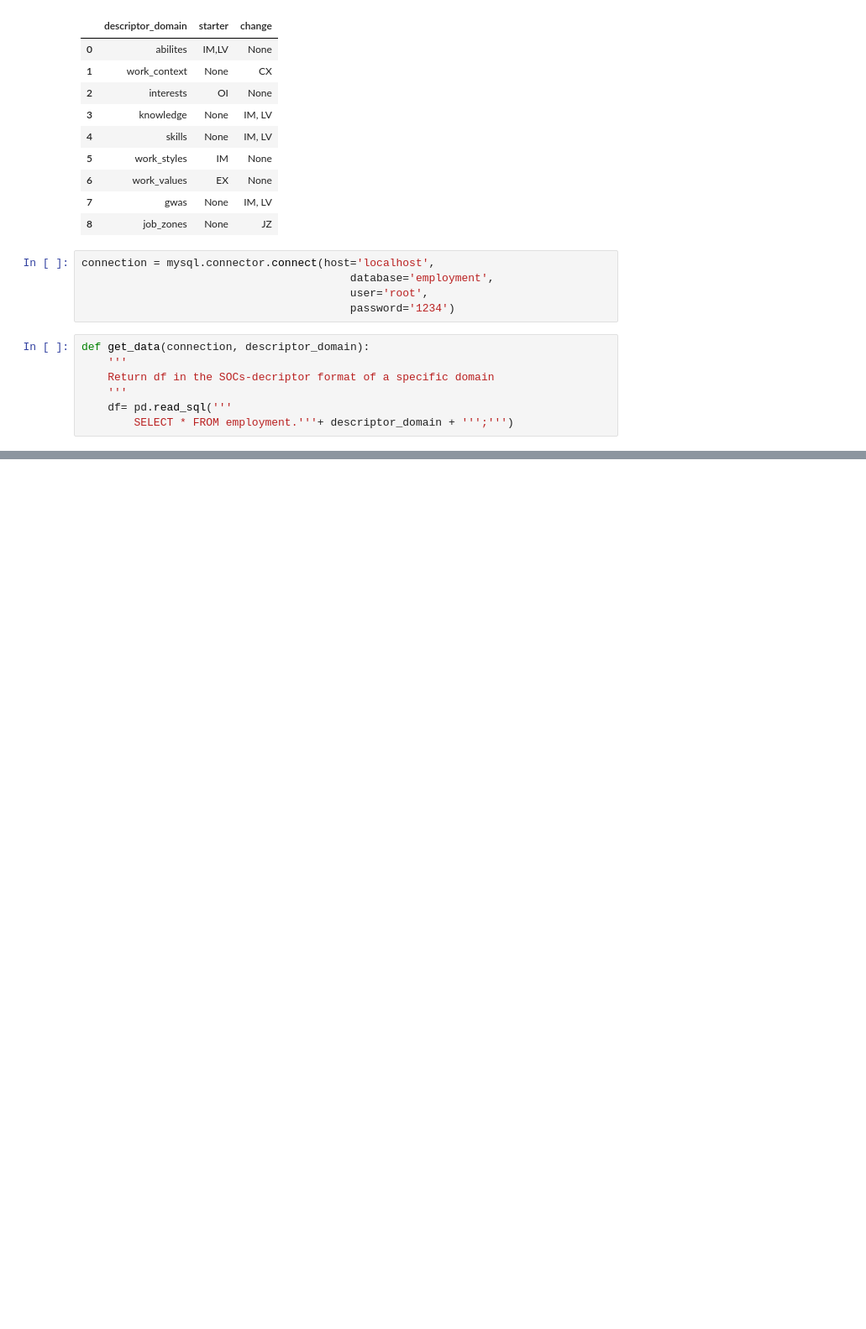
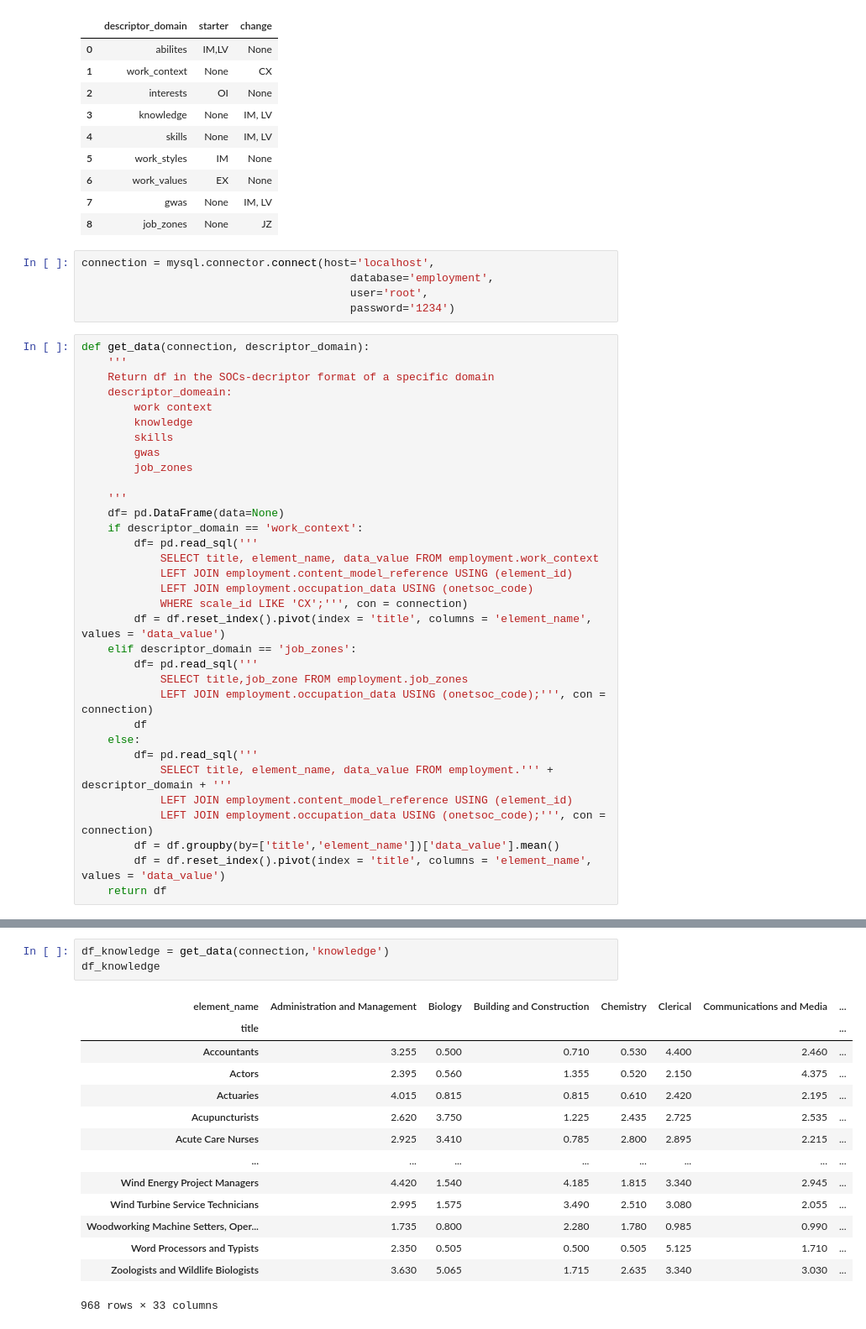
Before and after one commit to thanh17/-UROP-Employment-Pathway, a Jupyter notebook: Career Changer Replication.ipynb, the cells around one changed output, grey strips where cells are left out. Shown: that part at 84% size. Drawn from its saved outputs; the diff is of its cells as text; blank space fills up the shorter version.

```diff
--- a/Career Changer Replication.ipynb
+++ b/Career Changer Replication.ipynb
@@ -40,10 +42,36 @@ connection = mysql.connector.connect(host='localhost',
                                          database='employment',
                                          user='root',
                                          password='1234')
-# %%
-def get_data(connection, descriptor_domain):
-    '''
-    Return df in the SOCs-decriptor format of a specific domain
-    '''
-    df= pd.read_sql('''
-        SELECT * FROM employment.'''+ descriptor_domain + ''';''')
+# %%
+def get_data(connection, descriptor_domain):
+    '''
+    Return df in the SOCs-decriptor format of a specific domain
+    descriptor_domeain:
+        work context
+        knowledge
+        skills
+        gwas
+        job_zones
+
+    '''
+    df= pd.DataFrame(data=None)
+    if descriptor_domain == 'work_context':
+        df= pd.read_sql('''
+            SELECT title, element_name, data_value FROM employment.work_context
+            LEFT JOIN employment.content_model_reference USING (element_id)
+            LEFT JOIN employment.occupation_data USING (onetsoc_code)
+            WHERE scale_id LIKE 'CX';''', con = connection)
+        df = df.reset_index().pivot(index = 'title', columns = 'element_name', values = 'data_value')
+    elif descriptor_domain == 'job_zones':
+        df= pd.read_sql('''
+            SELECT title,job_zone FROM employment.job_zones
+            LEFT JOIN employment.occupation_data USING (onetsoc_code);''', con = connection)
+        df
+    else:
+        df= pd.read_sql('''
+            SELECT title, element_name, data_value FROM employment.''' + descriptor_domain + '''
+            LEFT JOIN employment.content_model_reference USING (element_id)
+            LEFT JOIN employment.occupation_data USING (onetsoc_code);''', con = connection)
+        df = df.groupby(by=['title','element_name'])['data_value'].mean()
+        df = df.reset_index().pivot(index = 'title', columns = 'element_name', values = 'data_value')
+    return df
@@ -49,0 +101,18 @@ def get_data(connection, descriptor_domain):
+# %%
+df_knowledge = get_data(connection,'knowledge')
+df_knowledge
+# %% [output]
+| element_name | Administration and Management | Biology | Building and Construction | Chemistry | Clerical | Communications and Media | ... |
+| title |  |  |  |  |  |  | ... |
+| Accountants | 3.255 | 0.500 | 0.710 | 0.530 | 4.400 | 2.460 | ... |
+| Actors | 2.395 | 0.560 | 1.355 | 0.520 | 2.150 | 4.375 | ... |
+| Actuaries | 4.015 | 0.815 | 0.815 | 0.610 | 2.420 | 2.195 | ... |
+| Acupuncturists | 2.620 | 3.750 | 1.225 | 2.435 | 2.725 | 2.535 | ... |
+| Acute Care Nurses | 2.925 | 3.410 | 0.785 | 2.800 | 2.895 | 2.215 | ... |
+| ... | ... | ... | ... | ... | ... | ... | ... |
+| Wind Energy Project Managers | 4.420 | 1.540 | 4.185 | 1.815 | 3.340 | 2.945 | ... |
+| Wind Turbine Service Technicians | 2.995 | 1.575 | 3.490 | 2.510 | 3.080 | 2.055 | ... |
+| Woodworking Machine Setters, Oper... | 1.735 | 0.800 | 2.280 | 1.780 | 0.985 | 0.990 | ... |
+| Word Processors and Typists | 2.350 | 0.505 | 0.500 | 0.505 | 5.125 | 1.710 | ... |
+| Zoologists and Wildlife Biologists | 3.630 | 5.065 | 1.715 | 2.635 | 3.340 | 3.030 | ... |
+968 rows × 33 columns
```
Also changed, not shown: parts of 14 cells of this notebook.
